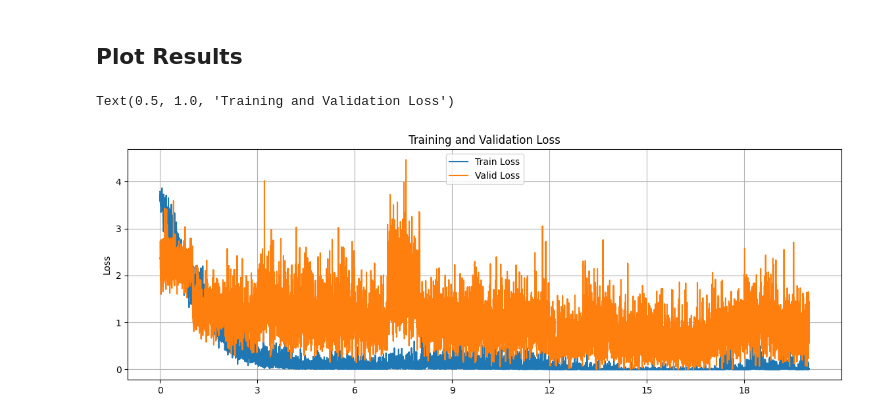
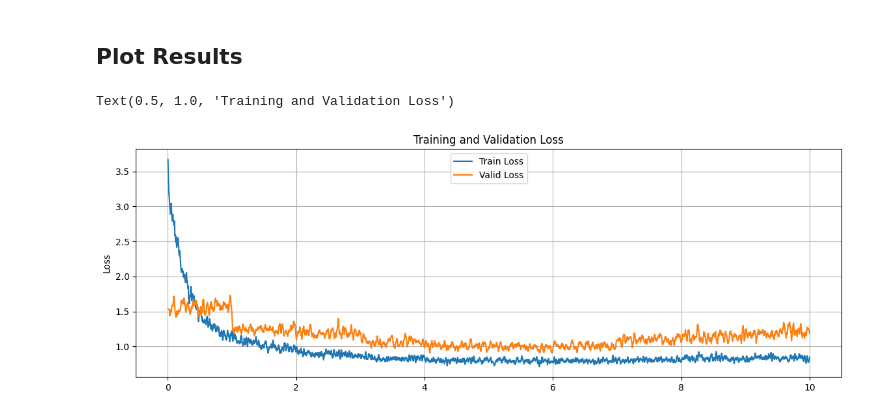
Before and after one commit to jmanuelc87/advanced-cv, a Jupyter notebook: image_classification_cnn/image_classification_cnn_GTSRB.ipynb, the cells around one changed output. Cells and saved outputs as stored; diff of their text form; code cells hidden in the pictures.

Commit message:
Baseline cnn model for GTRSB

```diff
--- a/image_classification_cnn/image_classification_cnn_GTSRB.ipynb
+++ b/image_classification_cnn/image_classification_cnn_GTSRB.ipynb
@@ -131,6 +145,7 @@ plt.axis("off")
 def get_preprocess_transforms(resize_to=(32, 32)):
     transforms = v2.Compose(
         [
+            v2.RandomRotation(degrees=(-25, 25)),
             v2.Resize(resize_to),
             v2.ToImage(),
             v2.ToDtype(torch.float32, scale=True),
@@ -199,7 +214,7 @@ def get_data(
             [
                 common_transforms,
                 v2.RandomAffine(
-                    degrees=(-0.1, 0.1), translate=(0.1, 0.1), scale=(0.95, 1.05)
+                    degrees=(-0.2, 0.2), translate=(0.2, 0.2), scale=(0.90, 1.1)
                 ),
             ]
         )
@@ -207,7 +222,7 @@ def get_data(
         transforms = common_transforms
 
     train_dataset, valid_dataset = torch.utils.data.random_split(
-        dataset, lengths=(0.85, 0.15)
+        dataset, lengths=(0.8, 0.2)
     )
 
     train_dataset.transform = transforms  # type: ignore
@@ -338,7 +340,7 @@ def train_model(
     train_results = []
     valid_results = []
 
-    N = config.EPOCHS * len(train_dataloader)
+    N = config.EPOCHS * len(train_dataloader) + config.EPOCHS * len(valid_dataloader)
     progress = tqdm(total=N, desc="Training Progress", leave=True)
 
     scaler = torch.amp.GradScaler(device)  # type: ignore
@@ -346,6 +348,9 @@ def train_model(
     model = model.to(device)
     train_loss = float("inf")
     val_loss = float("inf")
+
+    acc = float("inf")
+    val_acc = float("inf")
 
     acc_record = MulticlassAccuracy(num_classes=len(classes), average="micro")
     acc_valid = MulticlassAccuracy(num_classes=len(classes), average="micro")
@@ -384,6 +389,7 @@ def train_model(
                     "loss": f"{train_loss:.4f}",
                     "val_loss": f"{val_loss:.4f}",
                     "acc": f"{acc:.4f}",
+                    "val_acc": f"{val_acc:.4f}",
                     "lr": f"{scheduler.get_last_lr()[0]:.6f}",
                 }
             )
@@ -409,7 +415,7 @@ def train_model(
             pred = torch.argmax(outputs, dim=1)
             acc_valid.update(pred.cpu(), labels.cpu())
 
-            acc = acc_valid.compute()
+            val_acc = acc_valid.compute()
 
             progress.set_postfix(
                 {
@@ -417,13 +423,16 @@ def train_model(
                     "loss": f"{train_loss:.4f}",
                     "val_loss": f"{val_loss:.4f}",
                     "acc": f"{acc:.4f}",
+                    "val_acc": f"{val_acc:.4f}",
                     "lr": f"{scheduler.get_last_lr()[0]:.7f}",
                 }
             )
 
             valid_results.append(
-                [epoch + ((i + 1) / len(valid_dataloader)), val_loss, acc]
+                [epoch + ((i + 1) / len(valid_dataloader)), val_loss, val_acc]
             )
+
+            progress.update(1)
 
             if break_after_it is not None and i > break_after_it:
                 break
@@ -460,6 +469,7 @@ def train_model(
     del train_dataloader
     del valid_dataloader
 
+    gc.collect()
     torch.cuda.empty_cache()
 
     return train_results, valid_results
@@ -481,13 +491,13 @@ class EarlyStopping:
             if self.no_improvement_count >= self.patience:
                 self.stop_training = True
 # %%
+device = get_default_device()
+
 model = SignNet(in_channels=3, num_classes=len(classes))
-optim = torch.optim.Adam(model.parameters(), lr=1e-3)
-criterion = torch.nn.CrossEntropyLoss()
+optim = torch.optim.Adam(model.parameters(), lr=TrainingConfig.LEARNING_RATE)
+criterion = torch.nn.CrossEntropyLoss(weight=weights.to(device), label_smoothing=0.15)
 scheduler = torch.optim.lr_scheduler.CosineAnnealingLR(optim, 5)
 early_stopping = EarlyStopping(patience=10)
-
-device = get_default_device()
 
 train_results, valid_results = train_model(
     model,
@@ -500,49 +510,54 @@ train_results, valid_results = train_model(
     device.type,
     early_stopping=early_stopping,
     break_after_it=TrainingConfig.BREAK_AFTER_IT,
+    checkpoint_path=os.path.join(TrainingConfig.ROOT_DIR, "models"),
+    model_name=SignNet.__name__ + ".checkpoint",
 )
 
-torch.save(model, os.path.join(TrainingConfig.ROOT_DIR, "models", "SignNet.pt"))
+torch.save(
+    model, os.path.join(TrainingConfig.ROOT_DIR, "models", SignNet.__name__ + ".pt")
+)
 # %% [markdown]
 ## Plot Results
 # %%
 from matplotlib.ticker import MaxNLocator
+from scipy.signal import savgol_filter
 
 
 train_results_np = np.array(train_results)
 valid_results_np = np.array(valid_results)
 
 
 plt.rcParams["figure.figsize"] = (14, 10)
 fig = plt.figure()
 fig.set_facecolor("white")
 
 
 # plot loss
 plt.subplot(2, 1, 1)
 
 plt.plot(
     train_results_np[:, 0],
-    train_results_np[:, 1],
+    savgol_filter(train_results_np[:, 1], window_length=20, polyorder=2),
     color="tab:blue",
     label="Train Loss",
 )
 
 plt.plot(
     valid_results_np[:, 0],
-    valid_results_np[:, 1],
+    savgol_filter(valid_results_np[:, 1], window_length=20, polyorder=2),
     color="tab:orange",
     label="Valid Loss",
 )
 
 plt.ylabel("Loss")
 plt.legend(loc="upper center")
 plt.gca().xaxis.set_major_locator(MaxNLocator(integer=True))
 plt.grid(True)
 plt.title("Training and Validation Loss")
 # %% [output]
 Text(0.5, 1.0, 'Training and Validation Loss')
-[figure, old version]
+[figure, new version]
 # %%
 from matplotlib.ticker import MaxNLocator
 
```
Also changed, not shown: parts of 8 cells of this notebook, 5 other files.
